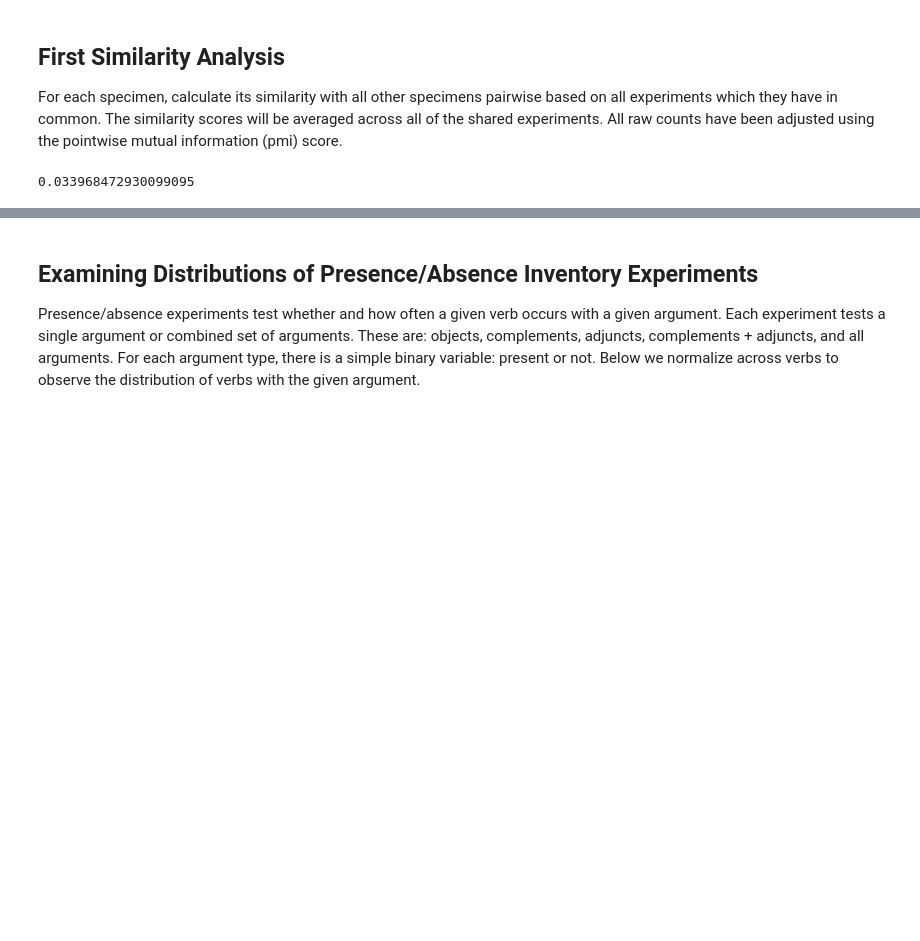
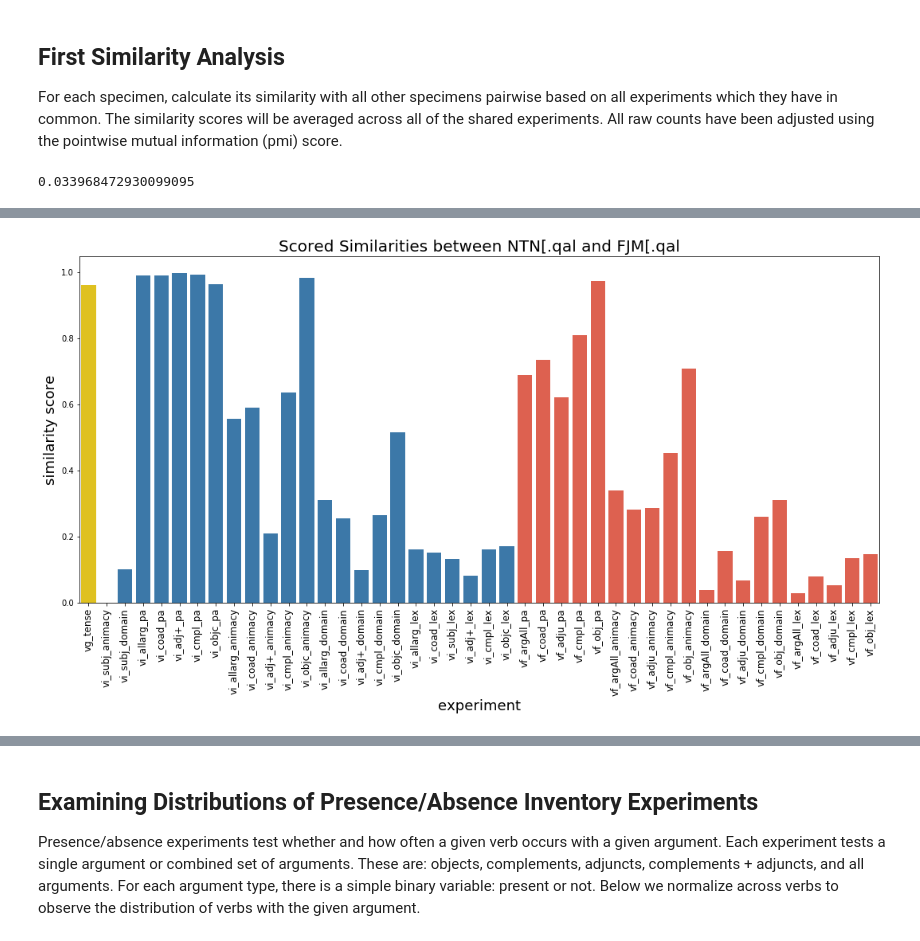
Before and after one commit to codykingham/verb_semantics, a Jupyter notebook: first_analysis.ipynb, the cells around one changed output, grey strips where cells are left out. Cells and saved outputs as stored; diff of their text form; code cells hidden in the pictures; blank space fills up the shorter version.

```diff
--- a/first_analysis.ipynb
+++ b/first_analysis.ipynb
@@ -224,0 +371,4 @@ Name: BW>[.qal, dtype: float64
+# %%
+give_set = get_sim_experiments('NTN[.qal', 'FJM[.qal')
+# %% [output]
+[figure, added]
```
Also changed, not shown: parts of 17 cells of this notebook.
